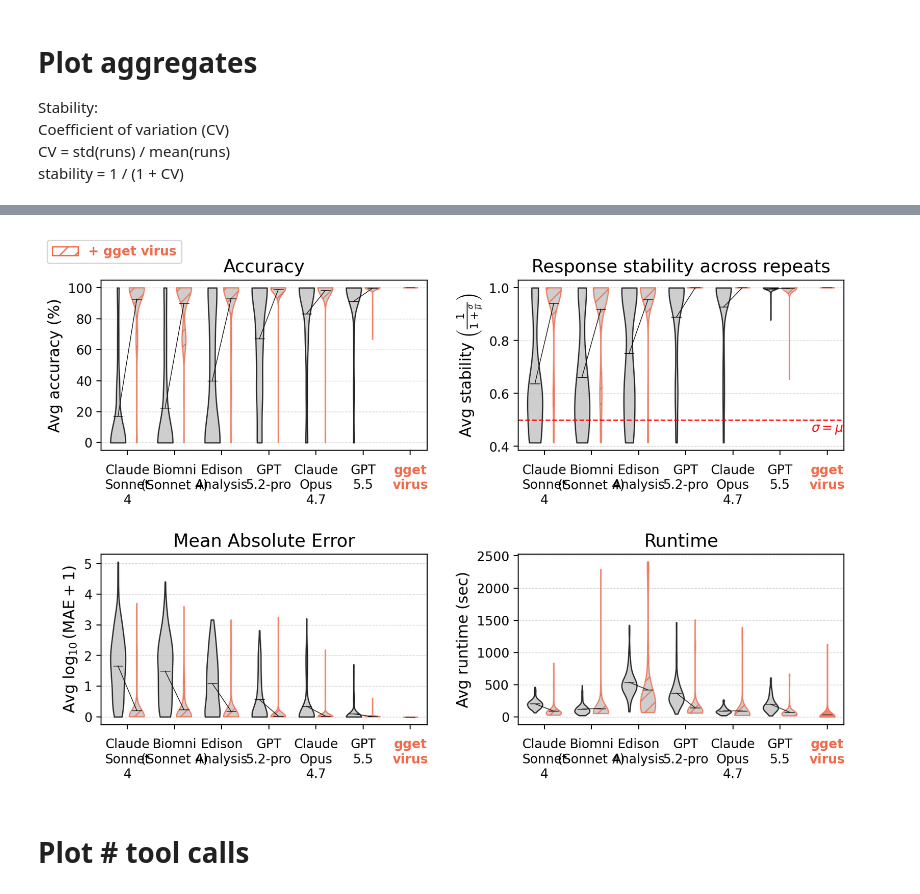
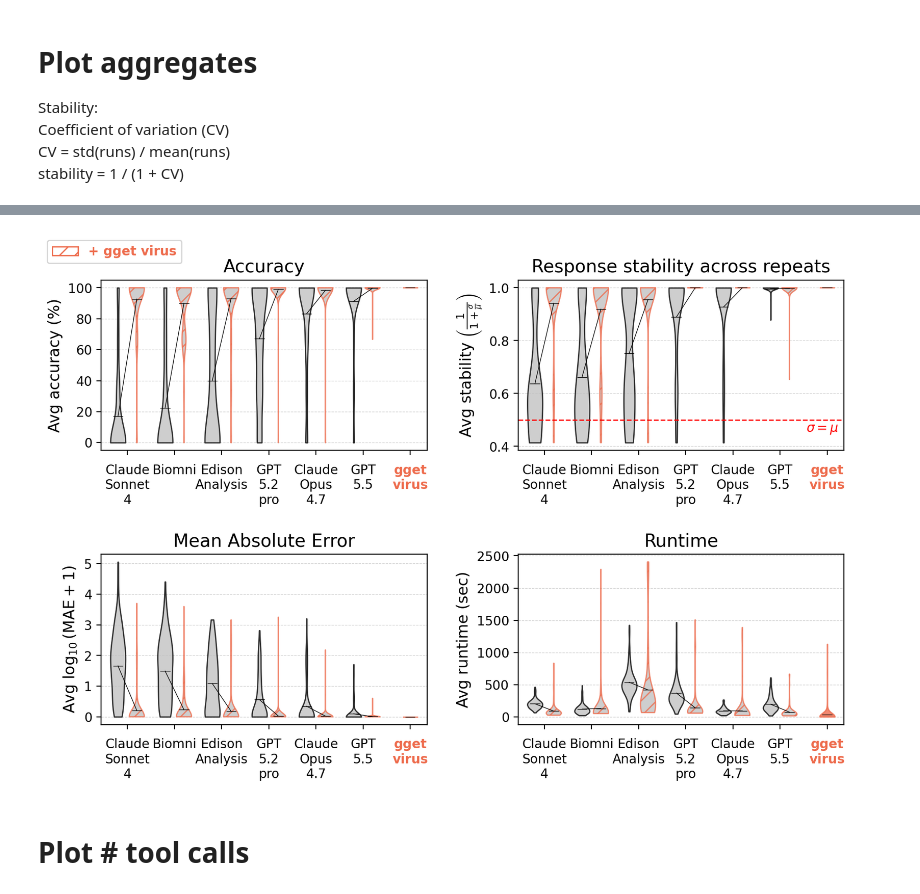
Before and after one commit to lauraluebbert/VirBench, a Jupyter notebook: notebooks/main_comparisons.ipynb, the cells around one changed output, grey strips where cells are left out. Drawn from its saved outputs; the diff is of its cells as text; code cells hidden in the pictures.

```diff
--- a/notebooks/main_comparisons.ipynb
+++ b/notebooks/main_comparisons.ipynb
@@ -75,9 +75,9 @@ FIGSIZE = (8, 2)
 
 MODEL_DISPLAY = [
     ("Claude (claude-sonnet-4-20250514)", "Claude Sonnet 4"),
-    ("Biomni (claude-sonnet-4-20250514)", "Biomni (Sonnet 4)"),
+    ("Biomni (claude-sonnet-4-20250514)", "Biomni"),
     ("Edison (2026-02-26)", "Edison Analysis"),
-    ("GPT (gpt-5.2-pro)", "GPT 5.2-pro"),
+    ("GPT (gpt-5.2-pro)", "GPT 5.2 pro"),
     ("Claude (claude-opus-4-7)", "Claude Opus 4.7"),
     ("GPT (gpt-5.5)", "GPT 5.5"),
 ]
@@ -918,7 +928,7 @@ set_grouped_xticklabels(ax, fontsize=FONTSIZE - 2)
 # ax.set_ylim(0.4, 1.07)
 ax.margins(x=0.03)
 ax.axhline(0.5, linestyle="--", linewidth=1, c="red")
-ax.text(violin_positions[-1], 0.49, r"$\sigma = \mu$", fontsize=FONTSIZE - 2, va="top", ha="center", c="red")
+ax.text(violin_positions[-1]-0.1, 0.49, r"$\sigma = \mu$", fontsize=FONTSIZE - 2, va="top", ha="center", c="red")
 ax.set_ylabel(r"Avg stability $\left(\frac{1}{1 + \frac{\sigma}{\mu}}\right)$", fontsize=FONTSIZE)
 ax.set_title("Response stability across repeats", fontsize=FONTSIZE + 2)
 ax.tick_params(axis="y", labelsize=FONTSIZE - 2)
@@ -959,34 +969,34 @@ legend_handles = []
 # Handle for "+ gget virus" with denser hatch
 gget_patch = Patch(
     facecolor="white",
     edgecolor=COLORS["gget virus"],
     hatch="//",
     label="+ gget virus",
     linewidth=1,
 )
 legend_handles.append(gget_patch)
 
 # Place the legend in the upper left of the whole figure, moving it a bit higher
 leg = fig.legend(
     handles=legend_handles,
     loc="upper left",
     bbox_to_anchor=(0.01, 1.02),
     borderaxespad=0.5,
     fontsize=FONTSIZE-2,
     frameon=True
 )
 # Set the legend label color for "+ gget virus" entry AND bold it
 for text in leg.get_texts():
     if text.get_text() == "+ gget virus":
         text.set_color(COLORS["gget virus"])
         text.set_fontweight("bold")
 # leg.get_frame().set_linewidth(1)
 # leg.get_frame().set_alpha(0.8)
 
 fig.tight_layout(h_pad=1.9, w_pad=1.8)
 fig.savefig("../figures/averages_violin.png", dpi=300, bbox_inches="tight")
 # %% [output]
-[figure, old version]
+[figure, new version]
 # %% [markdown]
 # Plot # tool calls
 # %%
```
Also changed, not shown: parts of 6 cells of this notebook, 19 other files.
